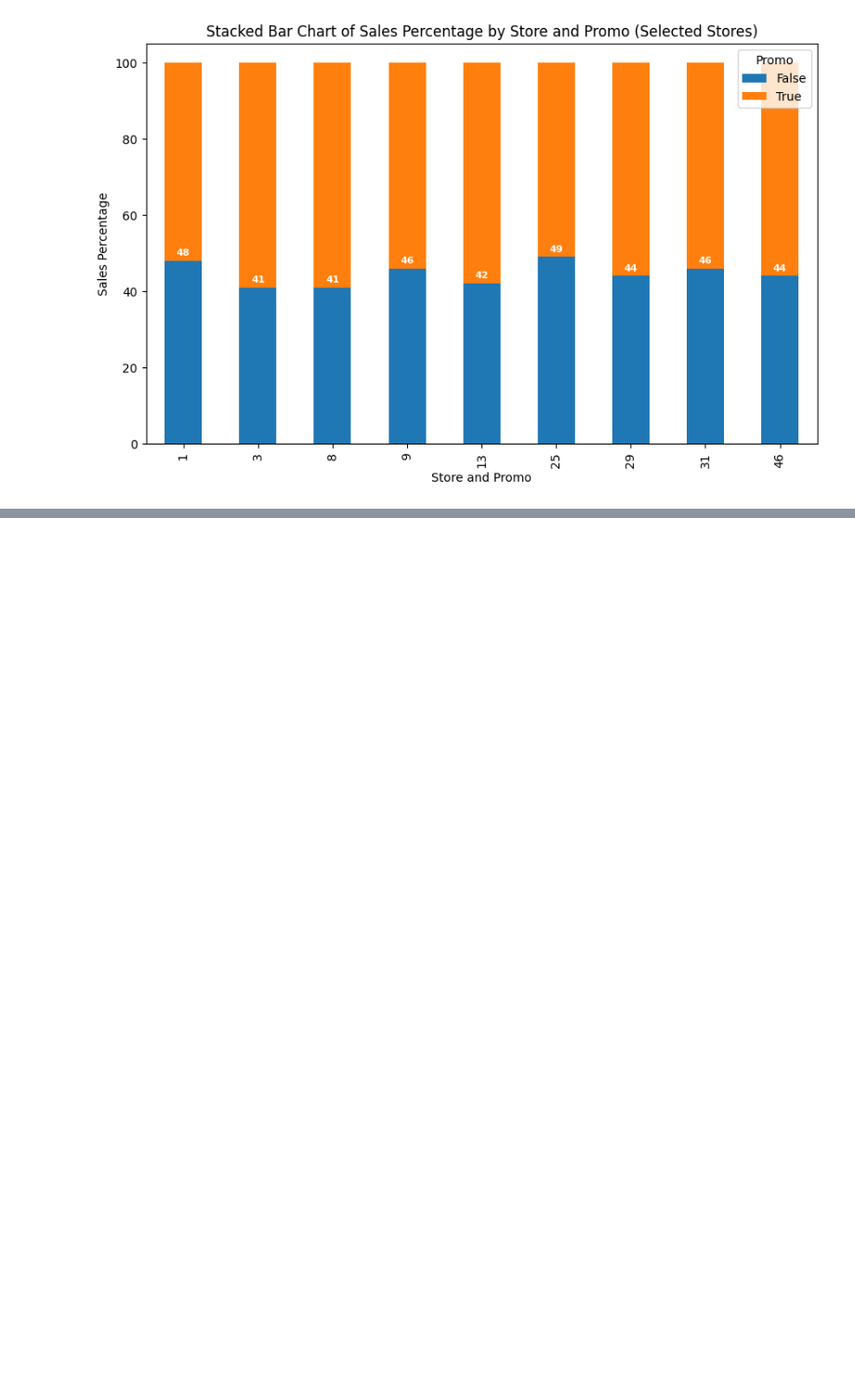
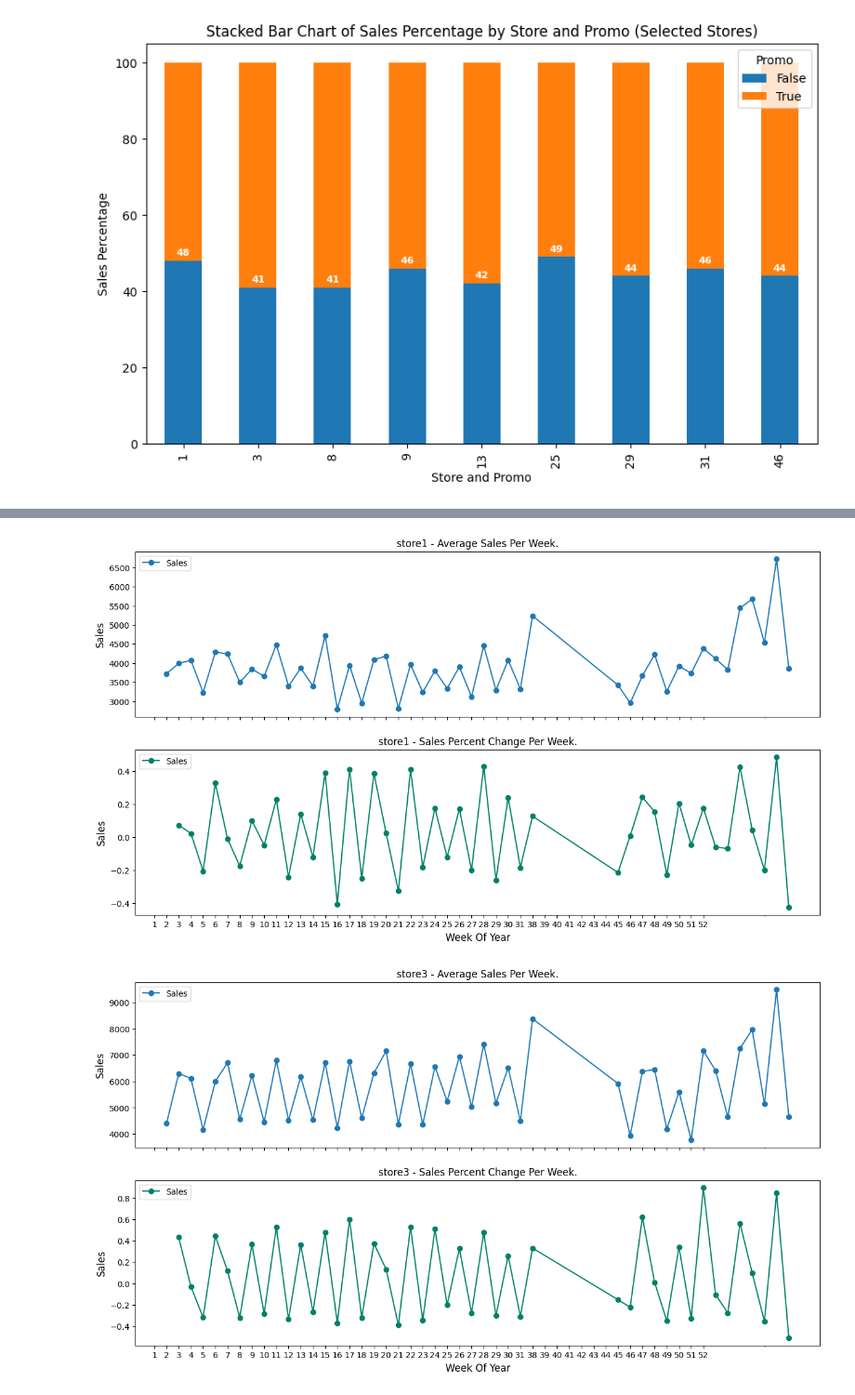
Before and after one commit to chitra-psg/rossmann_sales_prediction, a Jupyter notebook: Rossman_Sales_Prediction_Final.ipynb, the cells around one changed output, grey strips where cells are left out. Shown at 93% size. Saved outputs shown, nothing was run; the diff lists cells and outputs as text; code cells hidden in the pictures; blank space fills up the shorter version.

```diff
--- a/Rossman_Sales_Prediction_Final.ipynb
+++ b/Rossman_Sales_Prediction_Final.ipynb
@@ -230,19 +279,0 @@ Index(['Store', 'DayOfWeek', 'Date', 'Sales', 'Customers', 'Open', 'Promo',
-# %%
-# Select categorical columns
-sales_categorical_cols = ['DayOfWeek', 'Promo','Open', 'StoreType','Assortment', 'CompetitionOpenSinceYear', 'StateHoliday','SchoolHoliday','Promo2','Promo2SinceWeek','Promo2SinceYear', 'PromoInterval']
-
-# Define rows and columns for subplots
-rows = int(np.ceil(len(sales_categorical_cols) / 2))  # Assuming 2 columns per row
-cols = min(2, len(sales_categorical_cols))
-
-# Create figure and subplots
-fig, axs = plt.subplots(rows, cols, figsize=(15, 10), squeeze=True)  # Ensure 1D array of subplots
-
-for i, col in enumerate(sales_categorical_cols):
-    sns.barplot(x=col, y='Sales', data=store_sales, ax=axs.ravel()[i], palette="Dark2")
-    axs.ravel()[i].set_title(col)
-    axs.ravel()[i].xaxis.set_label_text(col)  # Access and set label on the correct subplot's axis
-
-# Adjust spacing and show the plot
-plt.tight_layout()
-plt.show()
@@ -436,0 +427,24 @@ display(Markdown(f"Pearson cofficient is `{'%.2f' % filtered_df[['Sales', 'Custo
+# %%
+# Let us plot average sales and pct change in sales
+for i in range(0,9):
+    d = store_dfs[i]
+    label = label_dfs[i]
+    # group by WeekofYear and get average sales, and precent change
+    average_sales    = d.groupby('Weekofyear')["Sales"].mean()
+    pct_change_sales = d.groupby('Weekofyear')["Sales"].sum().pct_change()
+
+    fig, (axis1,axis2) = plt.subplots(2,1,sharex=True,figsize=(15,8))
+
+    # plot average sales over time(year-month)
+    ax1 = average_sales.plot(legend=True, ax=axis1, marker='o', title=label + " - Average Sales Per Week.")
+    ax1.set_xticks(range(len(average_sales)))
+    ax1.set_xticklabels(average_sales.index.tolist())
+    ax1.set_ylabel('Sales', size=12)
+
+    # plot precent change for sales over time(year-month)
+    ax2 = pct_change_sales.plot(legend=True, ax=axis2, marker='o', colormap="summer", title=label + " - Sales Percent Change Per Week.")
+    plt.ylabel("Sales", size=12)
+    plt.xlabel('Week Of Year', size=12)
+# %% [output]
+[figure, added]
+[figure, added]
```
Also changed, not shown: parts of 51 cells of this notebook.
